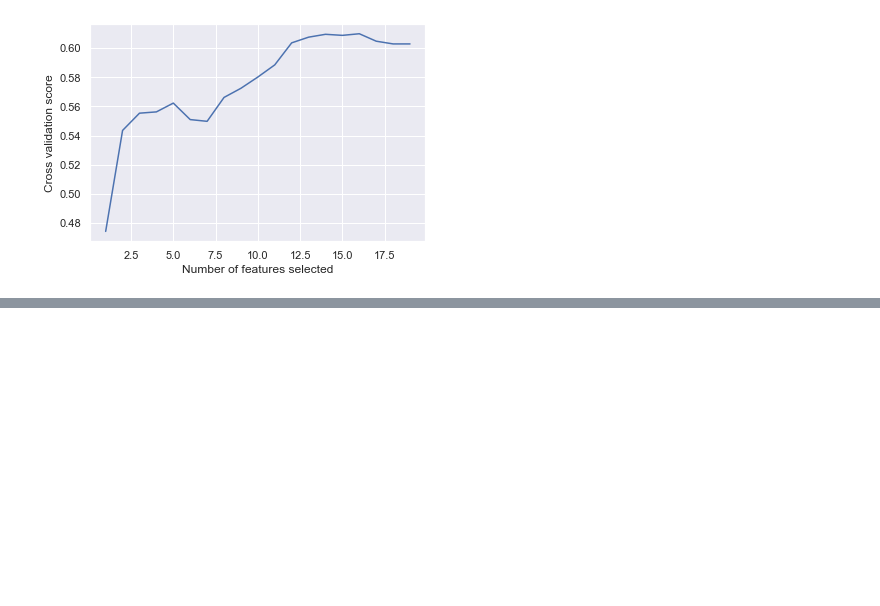
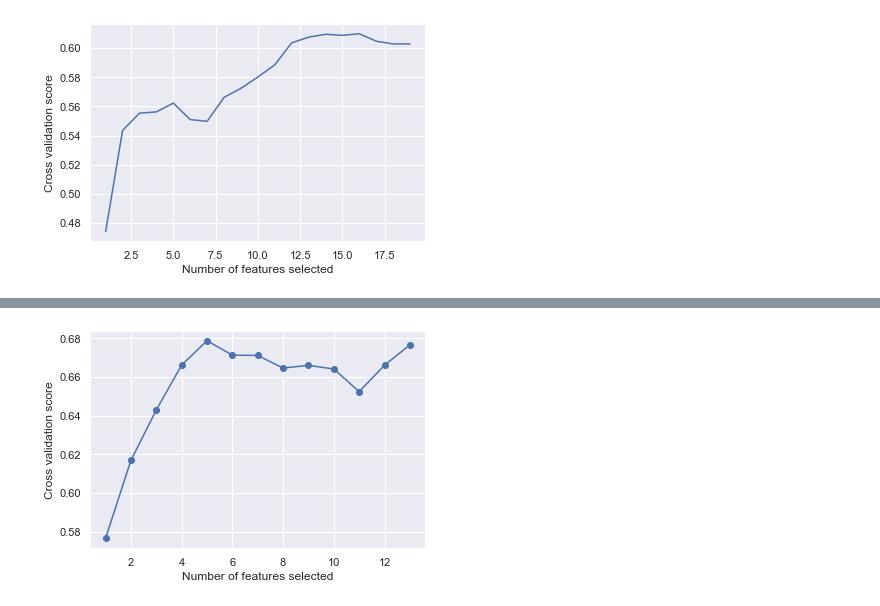
Before and after one commit to nshahpazov/fes-in-python, a Jupyter notebook: 02-illustrative-example.ipynb, the cells around one changed output, grey strips where cells are left out. Cells and saved outputs as stored; diff of their text form; code cells hidden in the pictures; blank space fills up the shorter version.

```diff
--- a/02-illustrative-example.ipynb
+++ b/02-illustrative-example.ipynb
@@ -638,0 +594,18 @@ rfecv.grid_scores_.mean(axis=1).max()
+# %%
+from sklearn.feature_selection import SelectKBest, f_classif
+from sklearn.model_selection import GridSearchCV
+
+kbest = SelectKBest(f_classif)
+rkf = RepeatedKFold(n_splits=5, n_repeats=5)
+
+pipeline_k_best = Pipeline([
+    ('column_transformations', ColumnTransformer([("vc_cols_pipe", vc_cols_pipe, VC_PREDICTORS)])),
+    ('zero_variance_filter', VarianceThreshold(0.1)),
+    ('correlation_filter', CorrelationFilterTransformer()),
+    ('kbest', kbest),
+    ('lr', LogisticRegression())
+])
+
+grid_search = GridSearchCV(pipeline_k_best, {'kbest__k': range(1, 14)}, scoring="roc_auc", cv=rkf)
+
+grid_search.fit(X_train[VC_PREDICTORS], y_train);
@@ -638,0 +623,12 @@ rfecv.grid_scores_.mean(axis=1).max()
+# %%
+plt.figure()
+plt.xlabel("Number of features selected")
+plt.ylabel("Cross validation score")
+
+mean_scores = grid_search.cv_results_['mean_test_score']
+n_feat_to_select = range(min_features_to_select, mean_scores.shape[0] + 1)
+
+plt.plot(n_feat_to_select, mean_scores, marker='o')
+plt.show()
+# %% [output]
+[figure, added]
```
Also changed, not shown: parts of 9 cells of this notebook.
